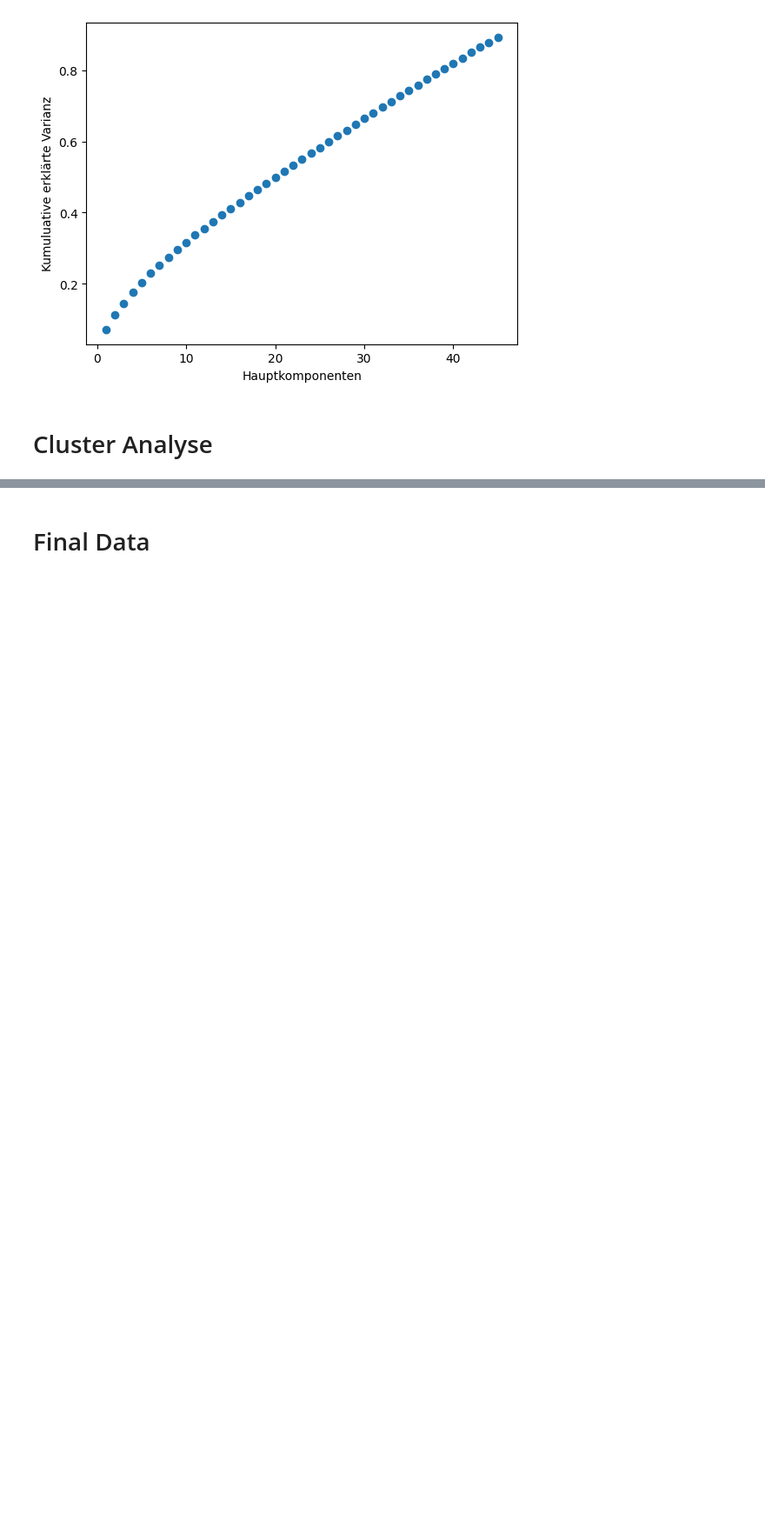
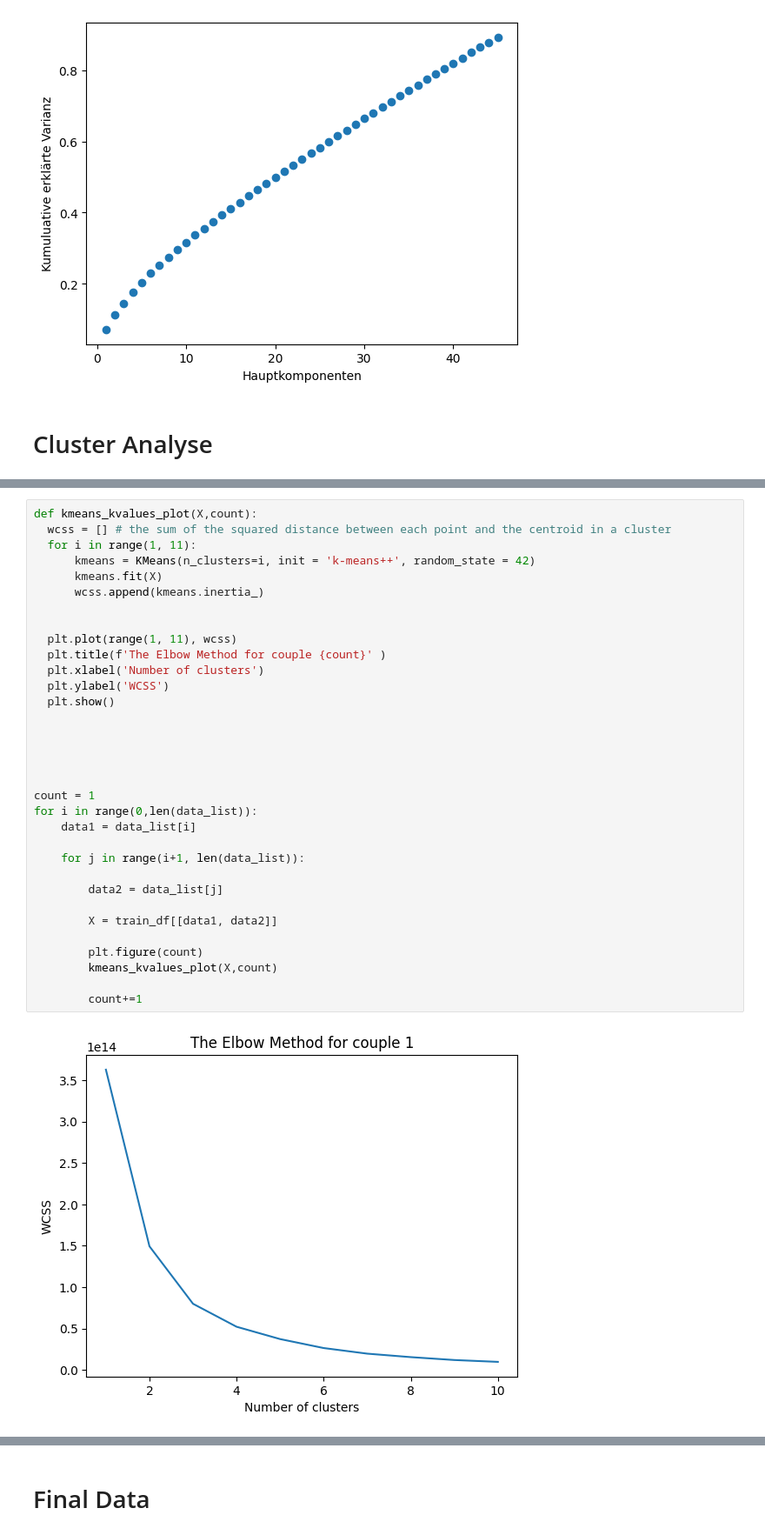
Before and after one commit to simonsymhoven/income-classification, a Jupyter notebook: income-classification.ipynb, the cells around one changed output, grey strips where cells are left out. Shown at 87% size. Cells and saved outputs as stored; diff of their text form; blank space fills up the shorter version.

```diff
--- a/income-classification.ipynb
+++ b/income-classification.ipynb
@@ -459,0 +522,35 @@ plt.show()
+# %%
+def kmeans_kvalues_plot(X,count):
+  wcss = [] # the sum of the squared distance between each point and the centroid in a cluster
+  for i in range(1, 11):
+      kmeans = KMeans(n_clusters=i, init = 'k-means++', random_state = 42)
+      kmeans.fit(X)
+      wcss.append(kmeans.inertia_)
+
+
+  plt.plot(range(1, 11), wcss)
+  plt.title(f'The Elbow Method for couple {count}' )
+  plt.xlabel('Number of clusters')
+  plt.ylabel('WCSS')
+  plt.show()
+
+
+
+
+
+count = 1
+for i in range(0,len(data_list)):
+    data1 = data_list[i]
+
+    for j in range(i+1, len(data_list)):
+
+        data2 = data_list[j]
+
+        X = train_df[[data1, data2]]
+
+        plt.figure(count)
+        kmeans_kvalues_plot(X,count)
+
+        count+=1
+# %% [output]
+[figure, added]
```
Also changed, not shown: parts of 22 cells of this notebook, 1 other file.
